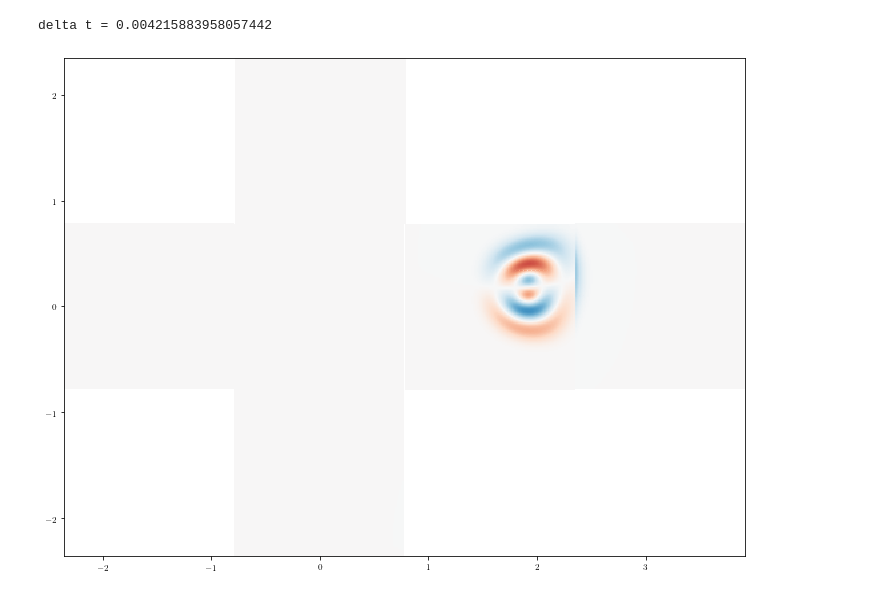
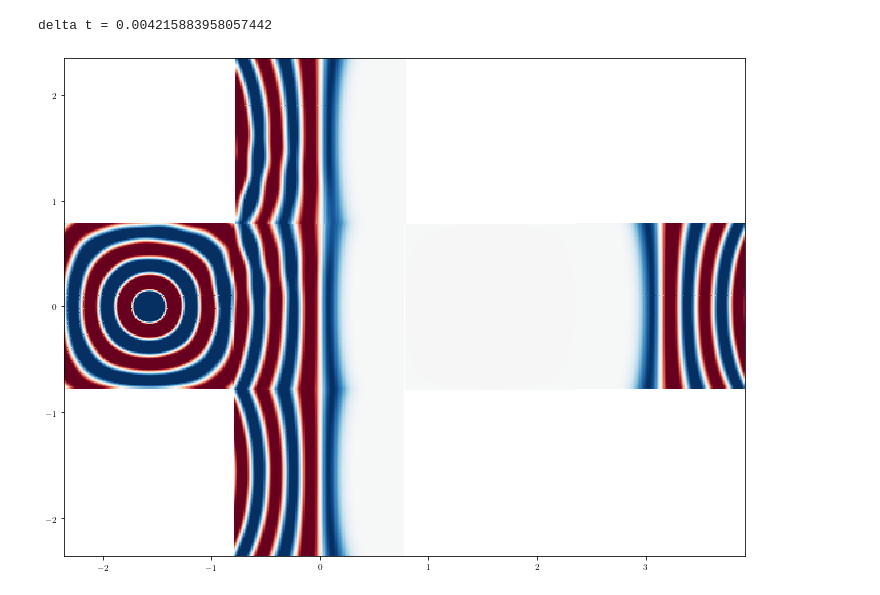
Before and after one commit to bcrinquand/Maxwell_cubed_sphere, a Jupyter notebook: FULL_SPHERE.ipynb, the cells around one changed output. Saved outputs shown, nothing was run; the diff lists cells and outputs as text; code cells hidden in the pictures.

```diff
--- a/FULL_SPHERE.ipynb
+++ b/FULL_SPHERE.ipynb
@@ -242,7 +242,7 @@ def interp(arr_in, xA, xB):
 # Source current
 ########
 
-theta0, phi0 = 80.0 / 360.0 * 2.0 * N.pi, 110.0 / 360.0 * 2.0 * N.pi # Center of the wave packet !60
+theta0, phi0 = 90.0 / 360.0 * 2.0 * N.pi, 270.0 / 360.0 * 2.0 * N.pi # Center of the wave packet !60
 x0 = N.sin(theta0) * N.cos(phi0)
 y0 = N.sin(theta0) * N.sin(phi0)
 z0 = N.cos(theta0)
@@ -253,7 +253,7 @@ def shape_packet(x, y, z, width):
 w = 0.1 # Radius of wave packet
 omega = 20.0 # Frequency of current
 J0 = 1.0 # Current amplitude
-p0 = Sphere.B # Patch location of antenna
+p0 = Sphere.D # Patch location of antenna
 
 Jr_tot = N.zeros_like(Er)
 
@@ -859,7 +859,7 @@ for p in range(6):
 iter = 0
 idump = 0
 
-Nt = 100 # Number of iterations
+Nt = 400 # Number of iterations
 # %%
 for it in tqdm(range(Nt)):
 
@@ -887,26 +887,26 @@ xi_grid_c, eta_grid_c = unflip_eq(xi_grid[NG:(Nxi + NG), NG:(Neta + NG)], eta_gr
 xi_grid_d, eta_grid_d = unflip_eq(xi_grid[NG:(Nxi + NG), NG:(Neta + NG)], eta_grid[NG:(Nxi + NG), NG:(Neta + NG)])
 xi_grid_n, eta_grid_n = unflip_po(xi_grid[NG:(Nxi + NG), NG:(Neta + NG)], eta_grid[NG:(Nxi + NG), NG:(Neta + NG)])
 
-
-def plot_fields_unfolded(it, field, vm):
+def plot_fields_unfolded(it, field, field2, vm):
 
     fig_size = deffigsize(2.0,0.75)
     fig = P.figure(1, figsize = fig_size, facecolor='w')
     ax = P.subplot(111)
 
     tab = (globals()[field])
+    tab1 = (globals()[field2])
 
     ax.pcolormesh(xi_grid[NG:(Nxi + NG), NG:(Neta + NG)], eta_grid[NG:(Nxi + NG), NG:(Neta + NG)], tab[Sphere.A, NG:(Nxi + NG), NG:(Neta + NG)], cmap = "RdBu_r", vmin = - vm, vmax = vm)
     ax.pcolormesh(xi_grid[NG:(Nxi + NG), NG:(Neta + NG)] + N.pi / 2.0, eta_grid[NG:(Nxi + NG), NG:(Neta + NG)], tab[Sphere.B, NG:(Nxi + NG), NG:(Neta + NG)], cmap = "RdBu_r", vmin = - vm, vmax = vm)
-    ax.pcolormesh(xi_grid[NG:(Nxi + NG), NG:(Neta + NG)], eta_grid[NG:(Nxi + NG), NG:(Neta + NG)] - N.pi / 2.0, tab[Sphere.S, NG:(Nxi + NG), NG:(Neta + NG)], cmap = "RdBu_r", vmin = - vm, vmax = vm)
+    ax.pcolormesh(xi_grid[NG:(Nxi + NG), NG:(Neta + NG)], eta_grid[NG:(Nxi + NG), NG:(Neta + NG)] - N.pi / 2.0, tab1[Sphere.S, NG:(Nxi + NG), NG:(Neta + NG)], cmap = "RdBu_r", vmin = - vm, vmax = vm)
 
-    ax.pcolormesh(xi_grid_c + N.pi, eta_grid_c, tab[Sphere.C, NG:(Nxi + NG), NG:(Neta + NG)], cmap = "RdBu_r", vmin = - vm, vmax = vm)
-    ax.pcolormesh(xi_grid_d - N.pi / 2.0, eta_grid_d, tab[Sphere.D, NG:(Nxi + NG), NG:(Neta + NG)], cmap = "RdBu_r", vmin = - vm, vmax = vm)
+    ax.pcolormesh(xi_grid_c + N.pi, eta_grid_c, tab1[Sphere.C, NG:(Nxi + NG), NG:(Neta + NG)], cmap = "RdBu_r", vmin = - vm, vmax = vm)
+    ax.pcolormesh(xi_grid_d - N.pi / 2.0, eta_grid_d, tab1[Sphere.D, NG:(Nxi + NG), NG:(Neta + NG)], cmap = "RdBu_r", vmin = - vm, vmax = vm)
     ax.pcolormesh(xi_grid_n, eta_grid_n + N.pi / 2.0, tab[Sphere.N, NG:(Nxi + NG), NG:(Neta + NG)], cmap = "RdBu_r", vmin = - vm, vmax = vm)
 
     plt.show()
     ax.cla()
 # %%
-plot_fields_unfolded(1, "B1u", 0.5)
+plot_fields_unfolded(1, "Er", "Er", 0.1)
 # %% [output]
-[figure, old version]
+[figure, new version]
```
Also changed, not shown: parts of 2 cells of this notebook, 2 other files.
